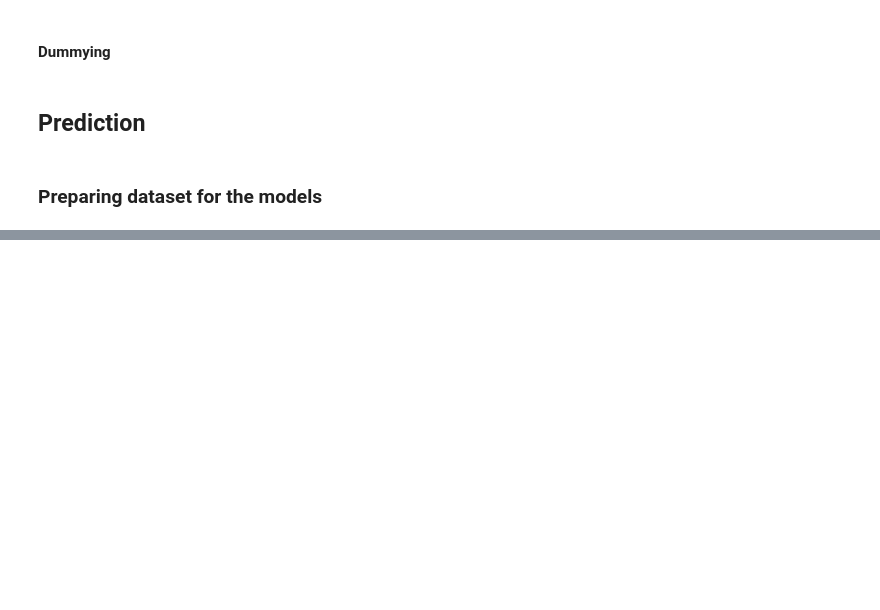
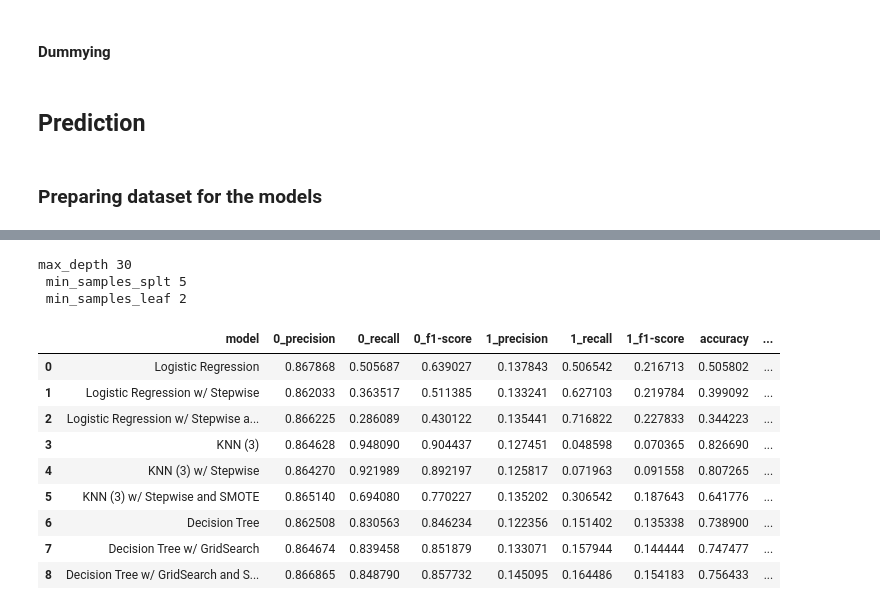
Before and after one commit to raquelmteo/FEP-EDA, a Jupyter notebook: kaggle-competition-iago.ipynb, the cells around one changed output, grey strips where cells are left out. Drawn from its saved outputs; the diff is of its cells as text; code cells hidden in the pictures; blank space fills up the shorter version.

```diff
--- a/kaggle-competition-iago.ipynb
+++ b/kaggle-competition-iago.ipynb
@@ -266,0 +493,17 @@ weighted avg       0.77      0.51      0.58      7928
+# %%
+# loading the decision tree model
+dtree_model = tree.DecisionTreeClassifier(random_state=42)
+
+# training the decision tree model
+dtree_model.fit(x_train_final, y_train)
+
+# predicting
+y_pred = dtree_model.predict(x_test)
+
+print("Confusion Matrix:")
+print(pd.crosstab(y_test, y_pred))
+print("\nClassification Report:")
+print(classification_report(y_test, y_pred))
+
+# storing results in dict
+results['Decision Tree'] = classification_report(y_test, y_pred, output_dict=True)
@@ -266,0 +644,53 @@ weighted avg       0.77      0.51      0.58      7928
+# %%
+print(
+    'max_depth', best_dtree_model.max_depth, '\n',
+    'min_samples_splt', best_dtree_model.min_samples_split, '\n',
+    'min_samples_leaf', best_dtree_model.min_samples_leaf)
+# %% [output]
+max_depth 30
+ min_samples_splt 5
+ min_samples_leaf 2
+# %%
+# all models
+models = list(results.keys())
+
+all_rows = []
+
+for model in models:
+    rep = results[model]  # classification_report dict
+
+    row = {}
+    row['model'] = model
+
+    # classes 0 and 1
+    for label in ['0', '1']:
+        for metric in ['precision', 'recall', 'f1-score']:
+            row[f'{label}_{metric}'] = rep[label][metric]
+
+    # accuracy
+    row['accuracy'] = rep['accuracy']
+
+    # macro avg
+    for metric in ['precision', 'recall', 'f1-score']:
+        row[f'macro_{metric}'] = rep['macro avg'][metric]
+
+    # weighted avg
+    for metric in ['precision', 'recall', 'f1-score']:
+        row[f'weighted_{metric}'] = rep['weighted avg'][metric]
+
+    all_rows.append(row)
+
+df_results = pd.DataFrame(all_rows)
+
+df_results
+# %% [output]
+|  | model | 0_precision | 0_recall | 0_f1-score | 1_precision | 1_recall | 1_f1-score | accuracy | ... |
+| 0 | Logistic Regression | 0.867868 | 0.505687 | 0.639027 | 0.137843 | 0.506542 | 0.216713 | 0.505802 | ... |
+| 1 | Logistic Regression w/ Stepwise | 0.862033 | 0.363517 | 0.511385 | 0.133241 | 0.627103 | 0.219784 | 0.399092 | ... |
+| 2 | Logistic Regression w/ Stepwise a... | 0.866225 | 0.286089 | 0.430122 | 0.135441 | 0.716822 | 0.227833 | 0.344223 | ... |
+| 3 | KNN (3) | 0.864628 | 0.948090 | 0.904437 | 0.127451 | 0.048598 | 0.070365 | 0.826690 | ... |
+| 4 | KNN (3) w/ Stepwise | 0.864270 | 0.921989 | 0.892197 | 0.125817 | 0.071963 | 0.091558 | 0.807265 | ... |
+| 5 | KNN (3) w/ Stepwise and SMOTE | 0.865140 | 0.694080 | 0.770227 | 0.135202 | 0.306542 | 0.187643 | 0.641776 | ... |
+| 6 | Decision Tree | 0.862508 | 0.830563 | 0.846234 | 0.122356 | 0.151402 | 0.135338 | 0.738900 | ... |
+| 7 | Decision Tree w/ GridSearch | 0.864674 | 0.839458 | 0.851879 | 0.133071 | 0.157944 | 0.144444 | 0.747477 | ... |
+| 8 | Decision Tree w/ GridSearch and S... | 0.866865 | 0.848790 | 0.857732 | 0.145095 | 0.164486 | 0.154183 | 0.756433 | ... |
```
Also changed, not shown: parts of 27 cells of this notebook.
